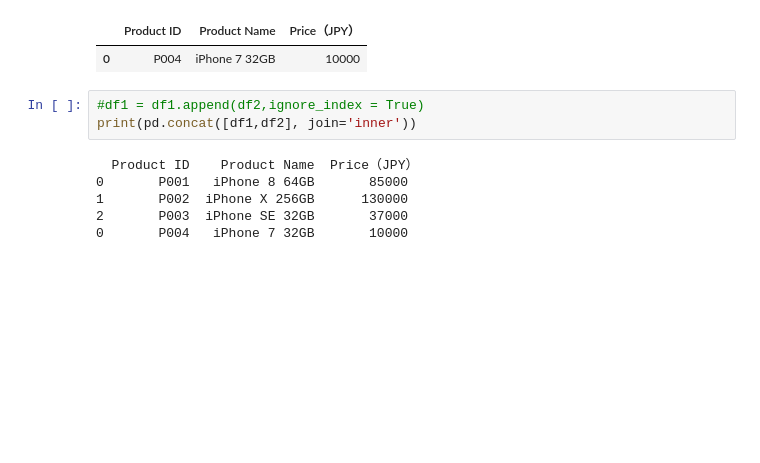
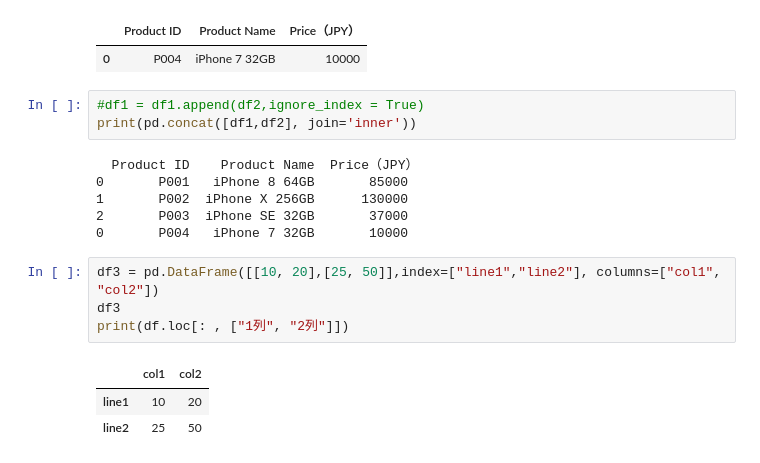
Before and after one commit to tamchantoGithub/tampy, a Jupyter notebook: colabtest1.ipynb, the cells around one changed output. Cells and saved outputs as stored; diff of their text form; blank space fills up the shorter version.

```diff
--- a/colabtest1.ipynb
+++ b/colabtest1.ipynb
@@ -87,3 +87,11 @@ print(pd.concat([df1,df2], join='inner'))
 1       P002  iPhone X 256GB      130000
 2       P003  iPhone SE 32GB       37000
 0       P004   iPhone 7 32GB       10000
+# %%
+df3 = pd.DataFrame([[10, 20],[25, 50]],index=["line1","line2"], columns=["col1", "col2"])
+df3
+print(df.loc[: , ["1列", "2列"]])
+# %% [output]
+|  | col1 | col2 |
+| line1 | 10 | 20 |
+| line2 | 25 | 50 |
```
